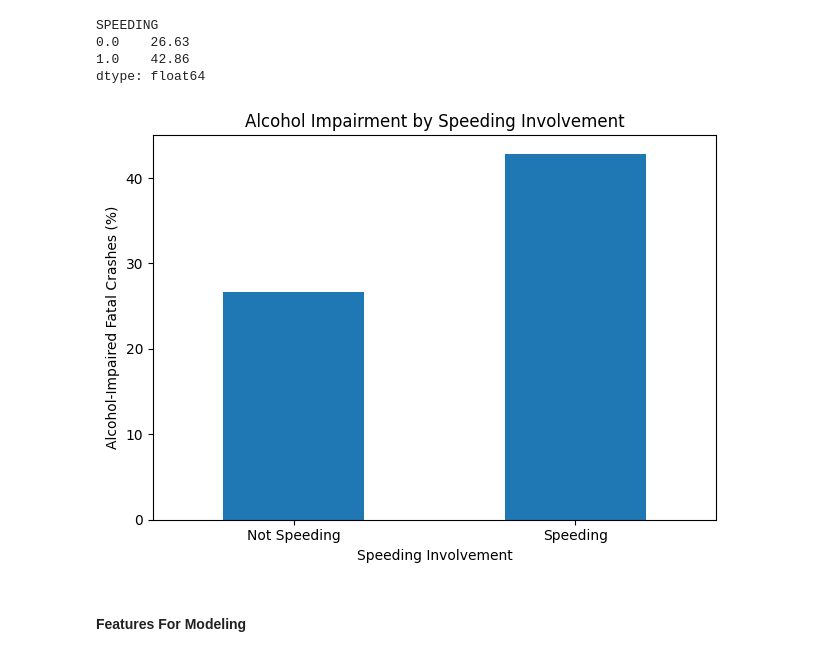
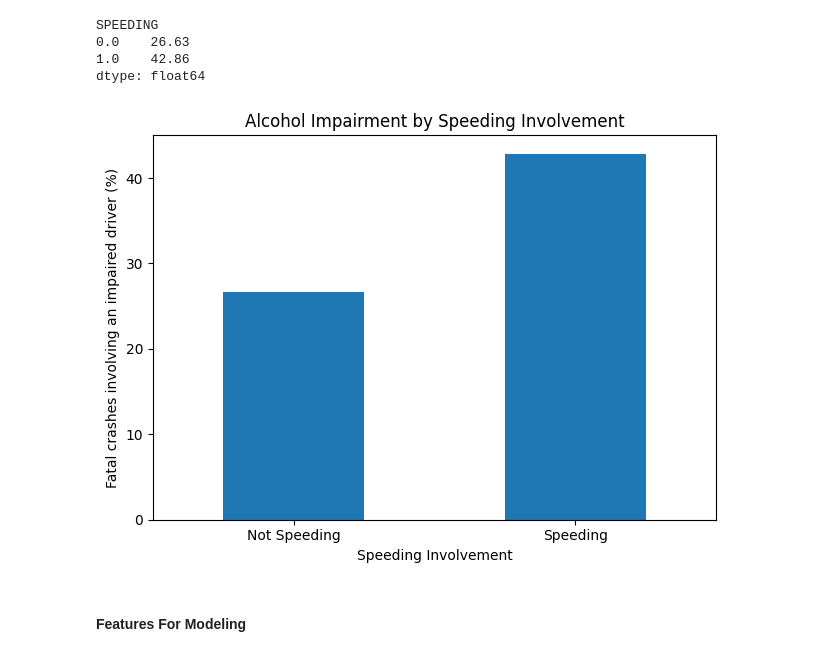
Before and after one commit to Prashriya/DS-325-Final-Project, a Jupyter notebook: FinalProject.ipynb, the cells around one changed output. Saved outputs shown, nothing was run; the diff lists cells and outputs as text; code cells hidden in the pictures.

```diff
--- a/FinalProject.ipynb
+++ b/FinalProject.ipynb
@@ -681,21 +688,21 @@ dtype: float64
 # %%
 rates_by_speeding.index = rates_by_speeding.index.map({
     0.0: "Not Speeding",
     1.0: "Speeding"
 })
 
 rates_by_speeding.plot(
     kind="bar"
 )
 
-plt.ylabel("Alcohol-Impaired Fatal Crashes (%)")
+plt.ylabel("Fatal crashes involving an impaired driver (%)")
 plt.xlabel("Speeding Involvement")
 plt.title("Alcohol Impairment by Speeding Involvement")
 plt.xticks(rotation=0)
 plt.tight_layout()
 plt.show()
 # %% [output]
-[figure, old version]
+[figure, new version]
 # %% [markdown]
 #### Features For Modeling
 # %%
```
Also changed, not shown: parts of 4 cells of this notebook.
